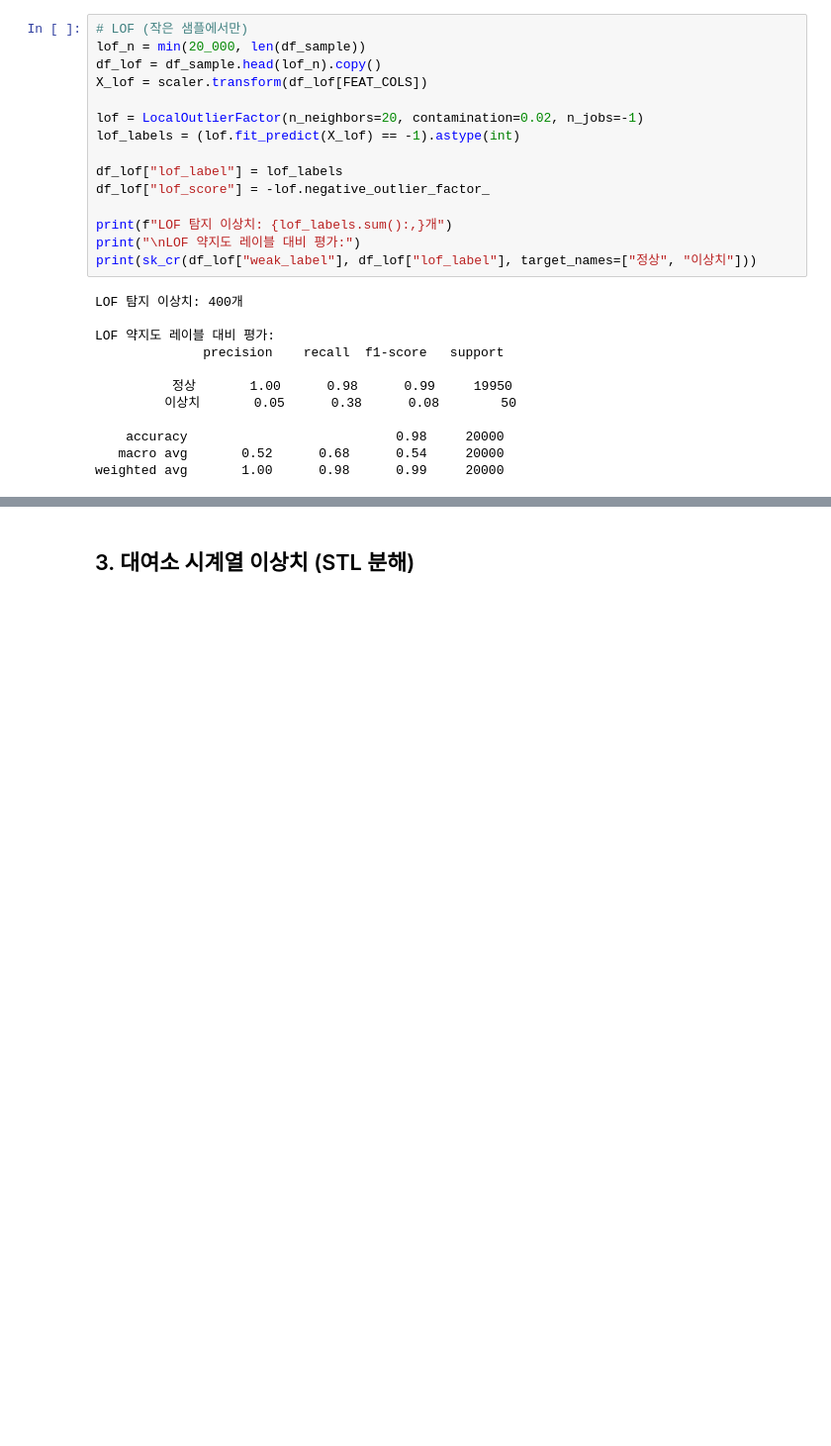
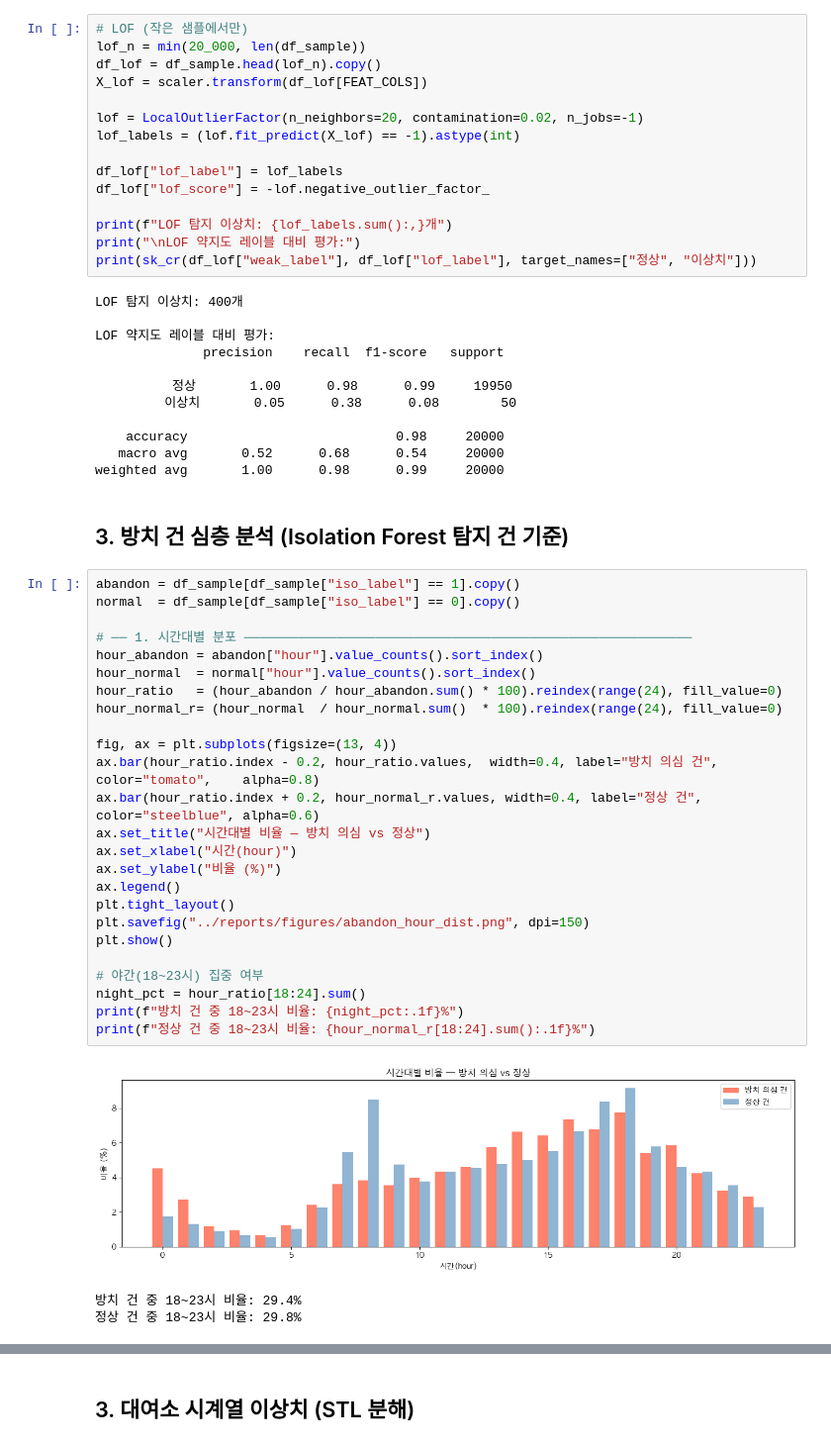
Before and after one commit to ClaraHayoungPark/seoul-bike-ml, a Jupyter notebook: notebooks/01_anomaly_detection.ipynb, the cells around one changed output, grey strips where cells are left out. Shown at 99% size. Drawn from its saved outputs; the diff is of its cells as text; blank space fills up the shorter version.

```diff
--- a/notebooks/01_anomaly_detection.ipynb
+++ b/notebooks/01_anomaly_detection.ipynb
@@ -152,3 +152,34 @@ LOF 약지도 레이블 대비 평가:
     accuracy                           0.98     20000
    macro avg       0.52      0.68      0.54     20000
 weighted avg       1.00      0.98      0.99     20000
+# %% [markdown]
+## 3. 방치 건 심층 분석 (Isolation Forest 탐지 건 기준)
+# %%
+abandon = df_sample[df_sample["iso_label"] == 1].copy()
+normal  = df_sample[df_sample["iso_label"] == 0].copy()
+
+# ── 1. 시간대별 분포 ──────────────────────────────────────────────────────────
+hour_abandon = abandon["hour"].value_counts().sort_index()
+hour_normal  = normal["hour"].value_counts().sort_index()
+hour_ratio   = (hour_abandon / hour_abandon.sum() * 100).reindex(range(24), fill_value=0)
+hour_normal_r= (hour_normal  / hour_normal.sum()  * 100).reindex(range(24), fill_value=0)
+
+fig, ax = plt.subplots(figsize=(13, 4))
+ax.bar(hour_ratio.index - 0.2, hour_ratio.values,  width=0.4, label="방치 의심 건", color="tomato",    alpha=0.8)
+ax.bar(hour_ratio.index + 0.2, hour_normal_r.values, width=0.4, label="정상 건",     color="steelblue", alpha=0.6)
+ax.set_title("시간대별 비율 — 방치 의심 vs 정상")
+ax.set_xlabel("시간(hour)")
+ax.set_ylabel("비율 (%)")
+ax.legend()
+plt.tight_layout()
+plt.savefig("../reports/figures/abandon_hour_dist.png", dpi=150)
+plt.show()
+
+# 야간(18~23시) 집중 여부
+night_pct = hour_ratio[18:24].sum()
+print(f"방치 건 중 18~23시 비율: {night_pct:.1f}%")
+print(f"정상 건 중 18~23시 비율: {hour_normal_r[18:24].sum():.1f}%")
+# %% [output]
+[figure, added]
+방치 건 중 18~23시 비율: 29.4%
+정상 건 중 18~23시 비율: 29.8%
```
Also changed, not shown: parts of 16 cells of this notebook.
